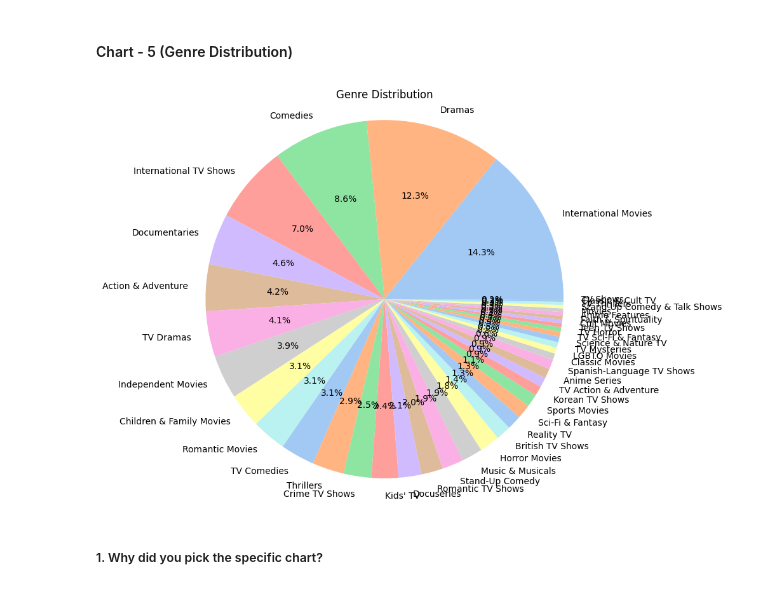
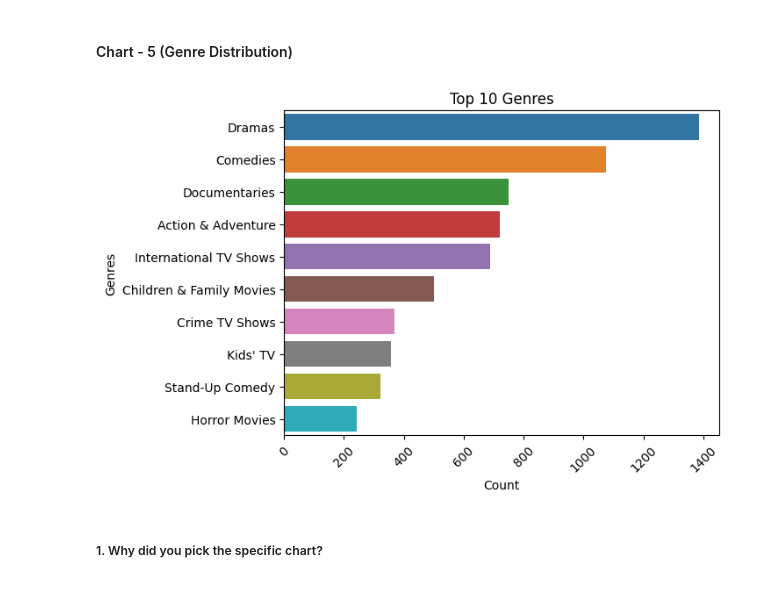
Before and after one commit to rafiddeshmukh/Netflix_Movies_and_TV_Shows_Clustering, a Jupyter notebook: Netflix_Movies_and_TV_Shows_Clustering.ipynb, the cells around one changed output. Saved outputs shown, nothing was run; the diff lists cells and outputs as text; code cells hidden in the pictures.

```diff
--- a/Netflix_Movies_and_TV_Shows_Clustering.ipynb
+++ b/Netflix_Movies_and_TV_Shows_Clustering.ipynb
@@ -389,0 +445,19 @@ array(['TV-MA', 'R', 'PG-13', 'TV-14', 'TV-PG', 'NR', 'TV-G', 'TV-Y',
+# %%
+# Changing the values in the rating column
+rating_map = {'TV-MA':'Adults',
+              'R':'Adults',
+              'PG-13':'Teens',
+              'TV-14':'Young Adults',
+              'TV-PG':'Older Kids',
+              'NR':'Adults',
+              'TV-G':'Kids',
+              'TV-Y':'Kids',
+              'TV-Y7':'Older Kids',
+              'PG':'Older Kids',
+              'G':'Kids',
+              'NC-17':'Adults',
+              'TV-Y7-FV':'Older Kids',
+              'UR':'Adults'}
+# %%
+nf_df['rating'].replace(rating_map, inplace = True)
+nf_df['rating'].unique()
@@ -512,19 +586,19 @@ Answer Here
 # %% [markdown]
 #### Chart - 5 (Genre Distribution)
 # %%
-# Chart - 5 visualization code
-# Split the genres and count the occurrences of each genre
-genres = nf_df['listed_in'].str.split(',').explode().str.strip().value_counts()
+# Chart - f visualization code
+# Top 10 genres
+genres = nf_df['listed_in'].str.split(',').explode().str.strip().value_counts().nlargest(10)
 
-# Create a pie chart
-plt.figure(figsize=(8, 8))
-sns.set_palette('pastel')
-plt.pie(genres.values, labels=genres.index, autopct='%1.1f%%')
-plt.title('Genre Distribution')
-plt.axis('equal')
+# Create a bar chart
+sns.barplot(y=genres.index, x=genres.values)
+plt.xlabel('Count')
+plt.ylabel('Genres')
+plt.title('Top 10 Genres')
+plt.xticks(rotation=45)
 plt.show()
 # %% [output]
-[figure, old version]
+[figure, new version]
 # %% [markdown]
 ##### 1. Why did you pick the specific chart?
 # %% [markdown]
```
Also changed, not shown: parts of 45 cells of this notebook.
